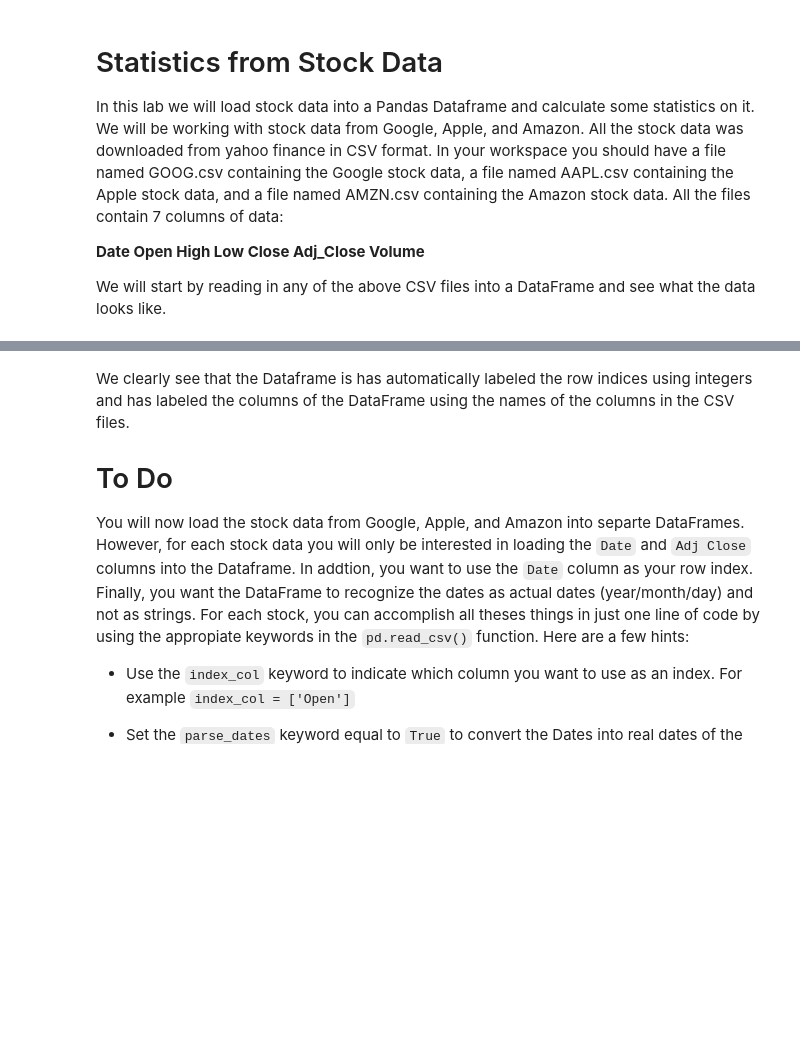
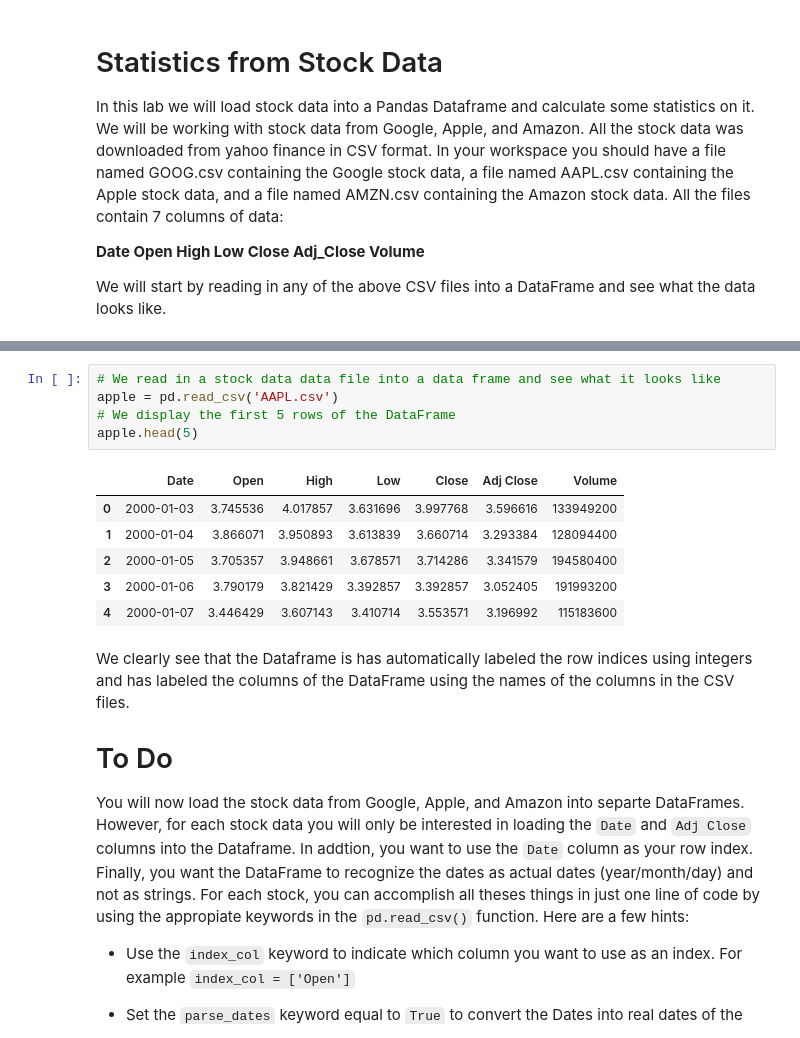
Before and after one commit to fedevita/udacity-aipnd-pandas-mini-project, a Jupyter notebook: work/Statistics from Stock Data.ipynb, the cells around one changed output, grey strips where cells are left out. Cells and saved outputs as stored; diff of their text form; blank space fills up the shorter version.

```diff
--- a/work/Statistics from Stock Data.ipynb
+++ b/work/Statistics from Stock Data.ipynb
@@ -17,3 +36,15 @@ We will start by reading in any of the above CSV files into a DataFrame and see
+# %%
+# We read in a stock data data file into a data frame and see what it looks like
+apple = pd.read_csv('AAPL.csv')
+# We display the first 5 rows of the DataFrame
+apple.head(5)
+# %% [output]
+|  | Date | Open | High | Low | Close | Adj Close | Volume |
+| 0 | 2000-01-03 | 3.745536 | 4.017857 | 3.631696 | 3.997768 | 3.596616 | 133949200 |
+| 1 | 2000-01-04 | 3.866071 | 3.950893 | 3.613839 | 3.660714 | 3.293384 | 128094400 |
+| 2 | 2000-01-05 | 3.705357 | 3.948661 | 3.678571 | 3.714286 | 3.341579 | 194580400 |
+| 3 | 2000-01-06 | 3.790179 | 3.821429 | 3.392857 | 3.392857 | 3.052405 | 191993200 |
+| 4 | 2000-01-07 | 3.446429 | 3.607143 | 3.410714 | 3.553571 | 3.196992 | 115183600 |
 # %% [markdown]
 We clearly see that the Dataframe is has automatically labeled the row indices using integers and has labeled the columns of the DataFrame using the names of the columns in the CSV files.
 
```
Also changed, not shown: parts of 18 cells of this notebook.
